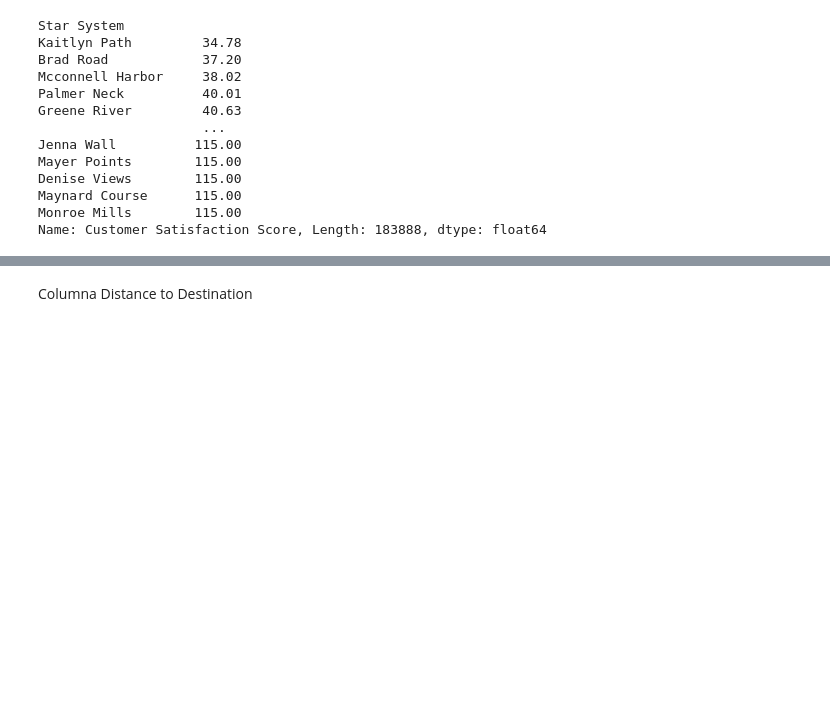
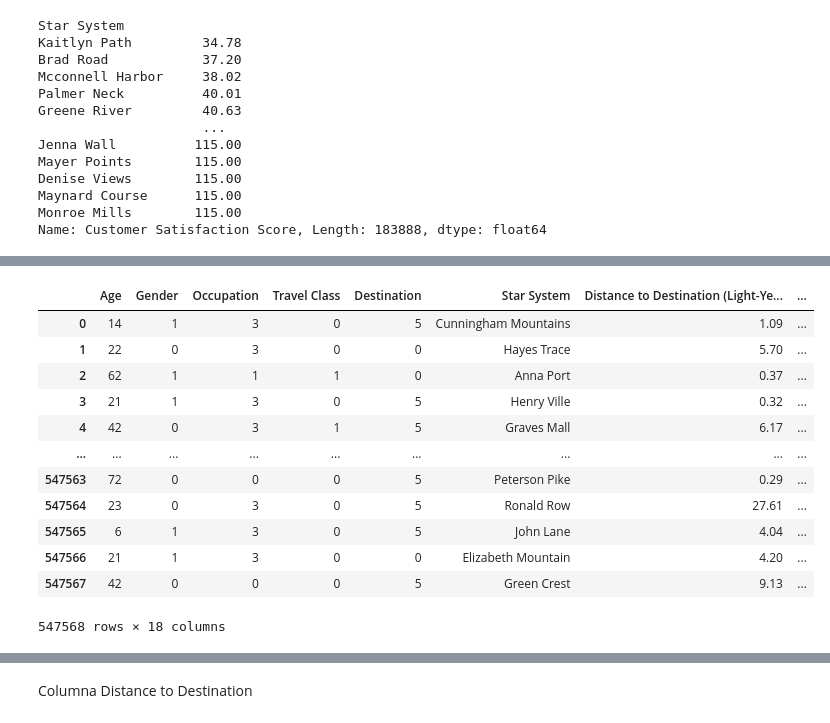
Before and after one commit to aliciamb86/ML-interstellar-travel-satisfaction, a Jupyter notebook: Interstellar Travel Customer Satisfaction Analysis/notebooks/02_LimpiezaEDA.ipynb, the cells around one changed output, grey strips where cells are left out. Cells and saved outputs as stored; diff of their text form; code cells hidden in the pictures; blank space fills up the shorter version.

```diff
--- a/Interstellar Travel Customer Satisfaction Analysis/notebooks/02_LimpiezaEDA.ipynb
+++ b/Interstellar Travel Customer Satisfaction Analysis/notebooks/02_LimpiezaEDA.ipynb
@@ -494,2 +543,18 @@ dict_star_system
+# %%
+df
+# %% [output]
+|  | Age | Gender | Occupation | Travel Class | Destination | Star System | Distance to Destination (Light-Ye... | ... |
+| 0 | 14 | 1 | 3 | 0 | 5 | Cunningham Mountains | 1.09 | ... |
+| 1 | 22 | 0 | 3 | 0 | 0 | Hayes Trace | 5.70 | ... |
+| 2 | 62 | 1 | 1 | 1 | 0 | Anna Port | 0.37 | ... |
+| 3 | 21 | 1 | 3 | 0 | 5 | Henry Ville | 0.32 | ... |
+| 4 | 42 | 0 | 3 | 1 | 5 | Graves Mall | 6.17 | ... |
+| ... | ... | ... | ... | ... | ... | ... | ... | ... |
+| 547563 | 72 | 0 | 0 | 0 | 5 | Peterson Pike | 0.29 | ... |
+| 547564 | 23 | 0 | 3 | 0 | 5 | Ronald Row | 27.61 | ... |
+| 547565 | 6 | 1 | 3 | 0 | 5 | John Lane | 4.04 | ... |
+| 547566 | 21 | 1 | 3 | 0 | 0 | Elizabeth Mountain | 4.20 | ... |
+| 547567 | 42 | 0 | 0 | 0 | 5 | Green Crest | 9.13 | ... |
+547568 rows × 18 columns
 # %%
 df['Star System'] = df['Star System'].map(dict_star_system)
```
Also changed, not shown: parts of 11 cells of this notebook, 4 other files.
